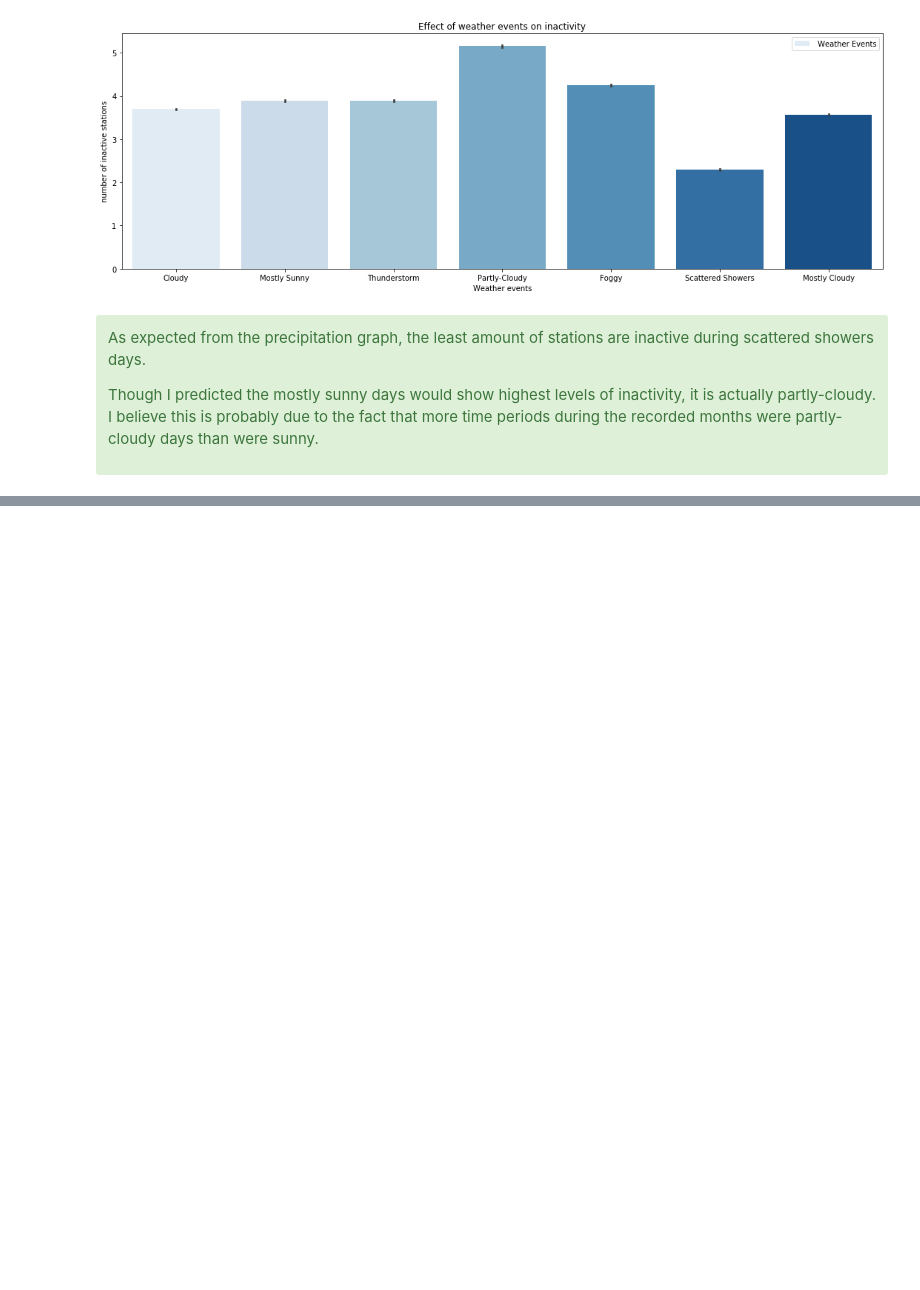
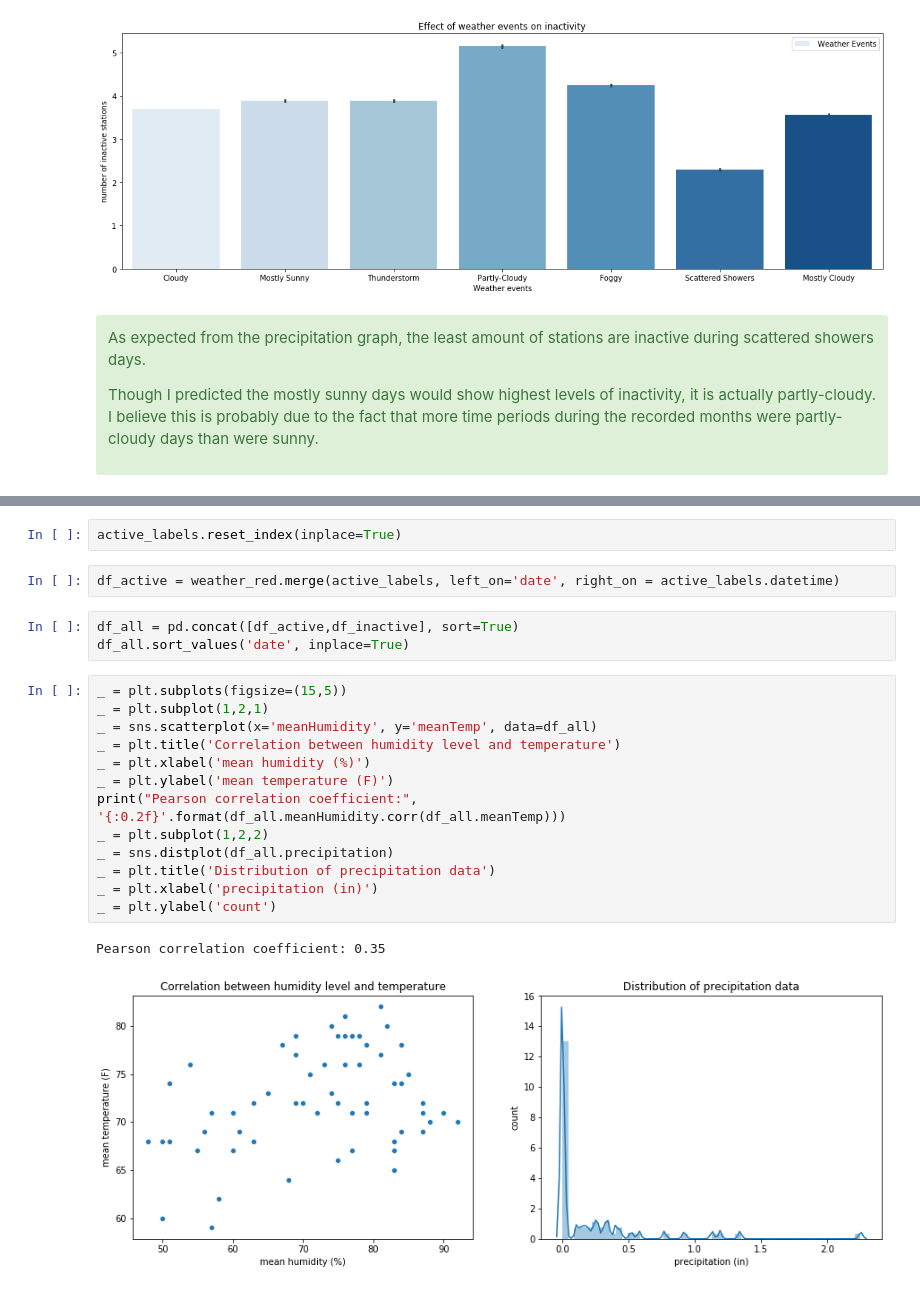
Before and after one commit to jillrosow/Austin-BCycle, a Jupyter notebook: SB-Capstone 2.ipynb, the cells around one changed output, grey strips where cells are left out. Drawn from its saved outputs; the diff is of its cells as text; blank space fills up the shorter version.

```diff
--- a/SB-Capstone 2.ipynb
+++ b/SB-Capstone 2.ipynb
@@ -348,0 +467,23 @@ plt.legend()
+# %%
+active_labels.reset_index(inplace=True)
+# %%
+df_active = weather_red.merge(active_labels, left_on='date', right_on = active_labels.datetime)
+# %%
+df_all = pd.concat([df_active,df_inactive], sort=True)
+df_all.sort_values('date', inplace=True)
+# %%
+_ = plt.subplots(figsize=(15,5))
+_ = plt.subplot(1,2,1)
+_ = sns.scatterplot(x='meanHumidity', y='meanTemp', data=df_all)
+_ = plt.title('Correlation between humidity level and temperature')
+_ = plt.xlabel('mean humidity (%)')
+_ = plt.ylabel('mean temperature (F)')
+print("Pearson correlation coefficient:", '{:0.2f}'.format(df_all.meanHumidity.corr(df_all.meanTemp)))
+_ = plt.subplot(1,2,2)
+_ = sns.distplot(df_all.precipitation)
+_ = plt.title('Distribution of precipitation data')
+_ = plt.xlabel('precipitation (in)')
+_ = plt.ylabel('count')
+# %% [output]
+Pearson correlation coefficient: 0.35
+[figure, added]
```
Also changed, not shown: parts of 63 cells of this notebook.
